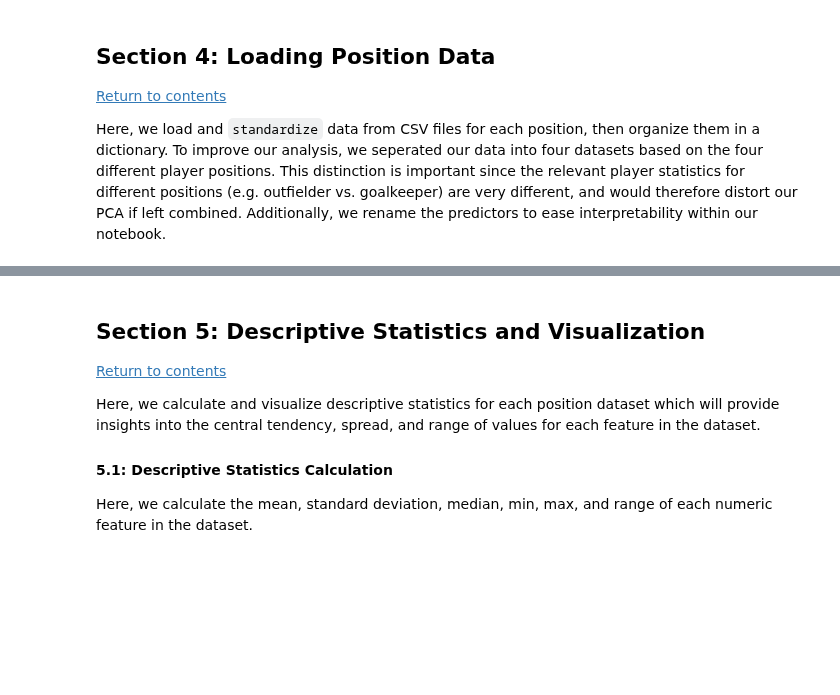
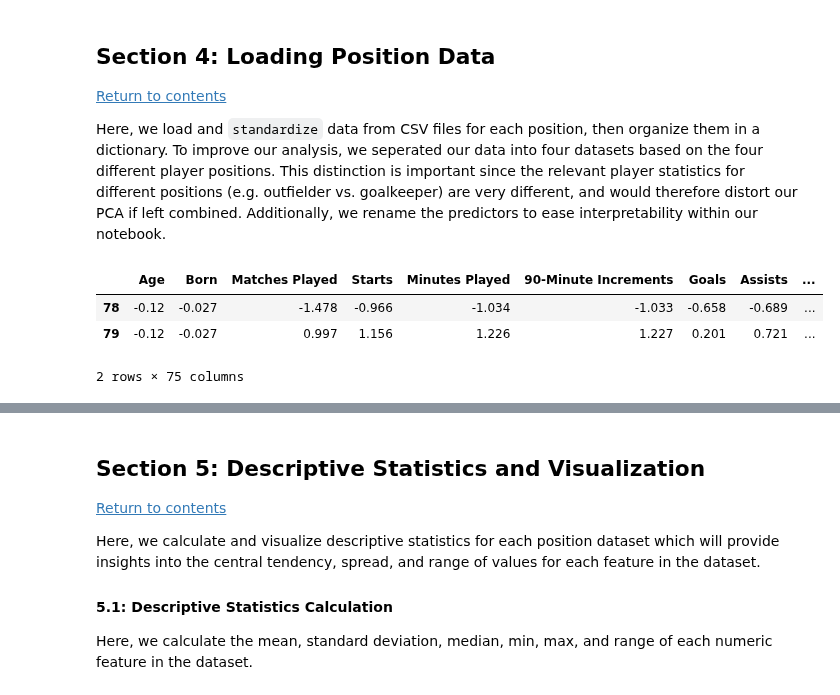
Before and after one commit to kezeani/109aproject, a Jupyter notebook: project.ipynb, the cells around one changed output, grey strips where cells are left out. Drawn from its saved outputs; the diff is of its cells as text; code cells hidden in the pictures; blank space fills up the shorter version.

Commit message:
Add salary data

```diff
--- a/project.ipynb
+++ b/project.ipynb
@@ -107,6 +111,7 @@ goalkeepers = standardize(pd.read_csv("stats/GK_relevant_stats.csv"))
 defenders = standardize(pd.read_csv("stats/DF_relevant_stats.csv"))
 midfielders = standardize(pd.read_csv("stats/MF_relevant_stats.csv"))
 forwards = standardize(pd.read_csv("stats/FW_relevant_stats.csv"))
+salaries = pd.read_csv('stats/salaries.csv')
 
 # Dictionary of dataframes for each position
 dataframes = {
@@ -219,3 +224,27 @@ defenders['Comp'] = defenders['Comp'].map(league_map)
 goalkeepers['Comp'] = goalkeepers['Comp'].map(league_map)
 midfielders['Comp'] = midfielders['Comp'].map(league_map)
 forwards['Comp'] = forwards['Comp'].map(league_map)
+salaries['League'] = salaries['League'].map(league_map)
+# %%
+# Calculate team salary average for those who lack data
+team_mean_salary = salaries[salaries['Annual Wage (Euros)'] > 0].groupby('Squad')['Annual Wage (Euros)'].mean()
+
+# Replace 0 salaries with the corresponding team's mean salary
+
+
+for key in dataframes.keys():
+    df1 = dataframes[key]
+    merged = df1.merge(salaries, on=['Player', 'Squad'], how='left', suffixes=('_df1', '_df2')).fillna(0)
+
+    # Update df1 'Goals' column with the 'Goals_df2' values from df2 where matches exist
+    dataframes[key]['Annual Wage (Euros)'] = merged['Annual Wage (Euros)']
+
+    # Replace missing salaries with team's average
+    dataframes[key]['Annual Wage (Euros)'] = dataframes[key].apply(
+        lambda row: team_mean_salary[row['Squad']] if row['Annual Wage (Euros)'] == 0 else row['Annual Wage (Euros)'], axis=1
+    )
+# %% [output]
+|  | Age | Born | Matches Played | Starts | Minutes Played | 90-Minute Increments | Goals | Assists | ... |
+| 78 | -0.12 | -0.027 | -1.478 | -0.966 | -1.034 | -1.033 | -0.658 | -0.689 | ... |
+| 79 | -0.12 | -0.027 | 0.997 | 1.156 | 1.226 | 1.227 | 0.201 | 0.721 | ... |
+2 rows × 75 columns
```
Also changed, not shown: parts of 2 cells of this notebook, 1 other file.
